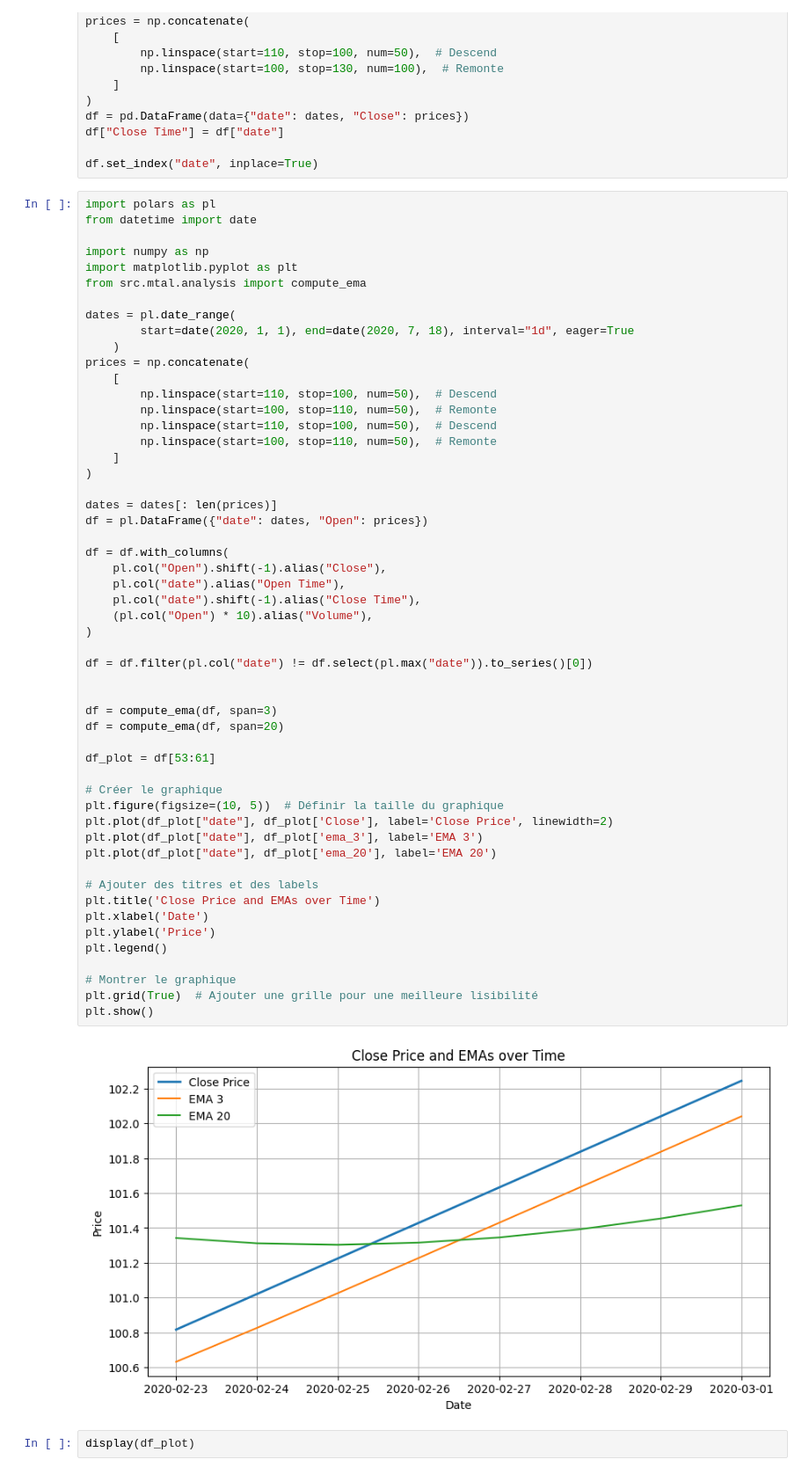
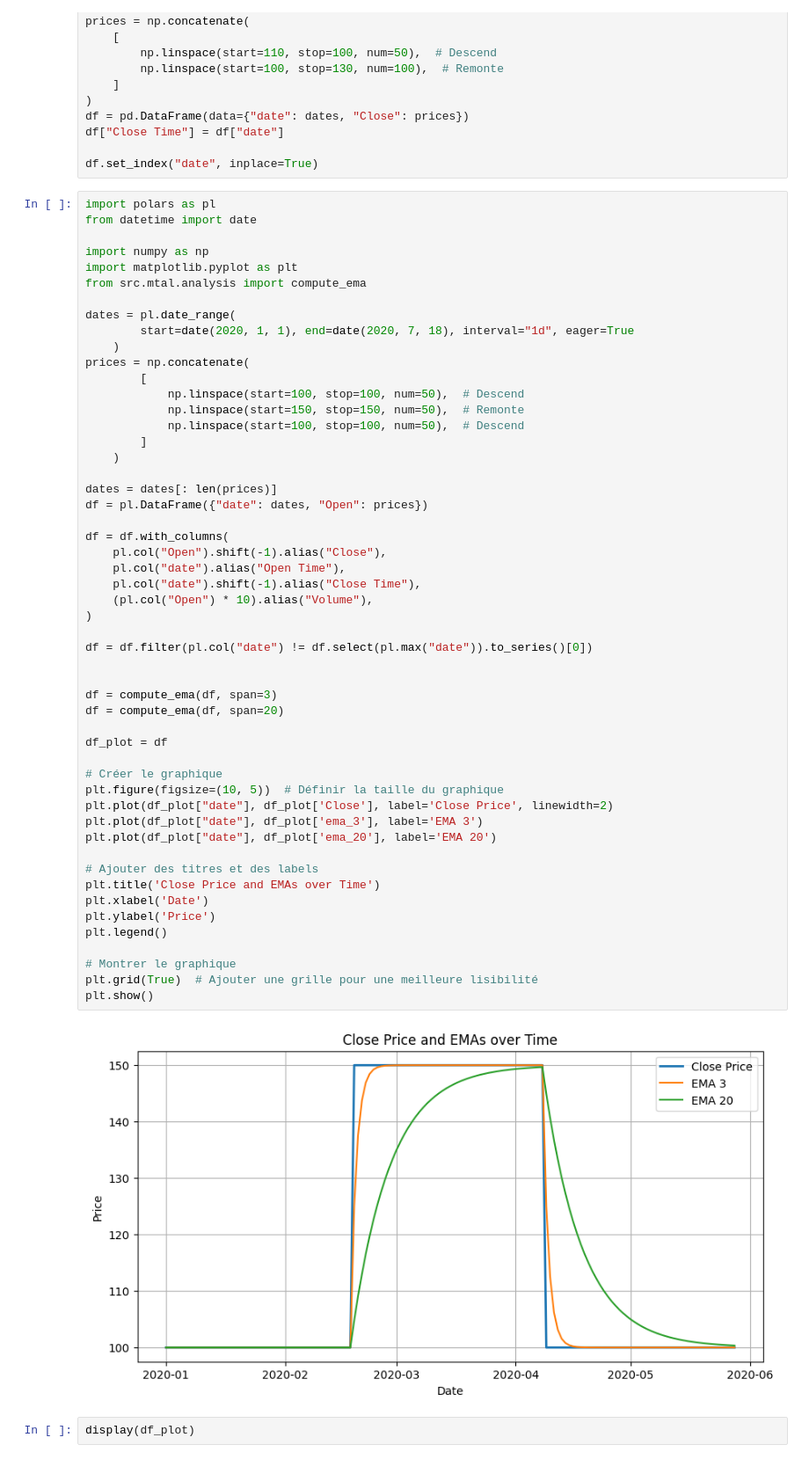
Before and after one commit to Romathonat/MTAL, a Jupyter notebook: notebooks/tests.ipynb, the cells around one changed output. Shown at 88% size. Saved outputs shown, nothing was run; the diff lists cells and outputs as text.

```diff
--- a/notebooks/tests.ipynb
+++ b/notebooks/tests.ipynb
@@ -25,13 +25,12 @@ dates = pl.date_range(
         start=date(2020, 1, 1), end=date(2020, 7, 18), interval="1d", eager=True
     )
 prices = np.concatenate(
-    [
-        np.linspace(start=110, stop=100, num=50),  # Descend
-        np.linspace(start=100, stop=110, num=50),  # Remonte
-        np.linspace(start=110, stop=100, num=50),  # Descend
-        np.linspace(start=100, stop=110, num=50),  # Remonte
-    ]
-)
+        [
+            np.linspace(start=100, stop=100, num=50),  # Descend
+            np.linspace(start=150, stop=150, num=50),  # Remonte
+            np.linspace(start=100, stop=100, num=50),  # Descend
+        ]
+    )
 
 dates = dates[: len(prices)]
 df = pl.DataFrame({"date": dates, "Open": prices})
@@ -39,35 +38,35 @@ df = pl.DataFrame({"date": dates, "Open": prices})
 df = df.with_columns(
     pl.col("Open").shift(-1).alias("Close"),
     pl.col("date").alias("Open Time"),
     pl.col("date").shift(-1).alias("Close Time"),
     (pl.col("Open") * 10).alias("Volume"),
 )
 
 df = df.filter(pl.col("date") != df.select(pl.max("date")).to_series()[0])
 
 
 df = compute_ema(df, span=3)
 df = compute_ema(df, span=20)
 
-df_plot = df[53:61]
+df_plot = df
 
 # Créer le graphique
 plt.figure(figsize=(10, 5))  # Définir la taille du graphique
 plt.plot(df_plot["date"], df_plot['Close'], label='Close Price', linewidth=2)
 plt.plot(df_plot["date"], df_plot['ema_3'], label='EMA 3')
 plt.plot(df_plot["date"], df_plot['ema_20'], label='EMA 20')
 
 # Ajouter des titres et des labels
 plt.title('Close Price and EMAs over Time')
 plt.xlabel('Date')
 plt.ylabel('Price')
 plt.legend()
 
 # Montrer le graphique
 plt.grid(True)  # Ajouter une grille pour une meilleure lisibilité
 plt.show()
 # %% [output]
-[figure, old version]
+[figure, new version]
 # %%
 display(df_plot)
 # %% [output]
```
Also changed, not shown: 3 other files.
